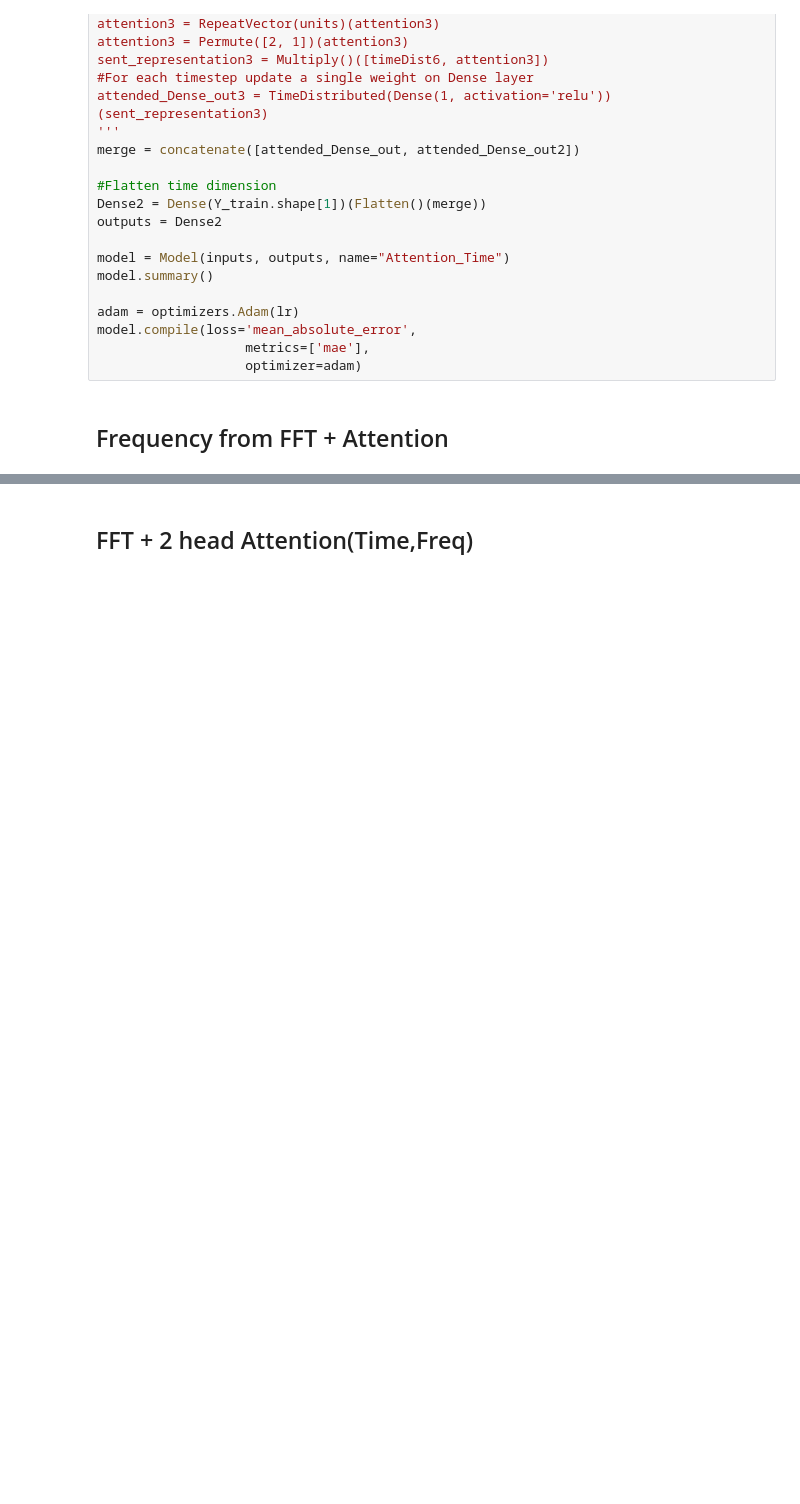
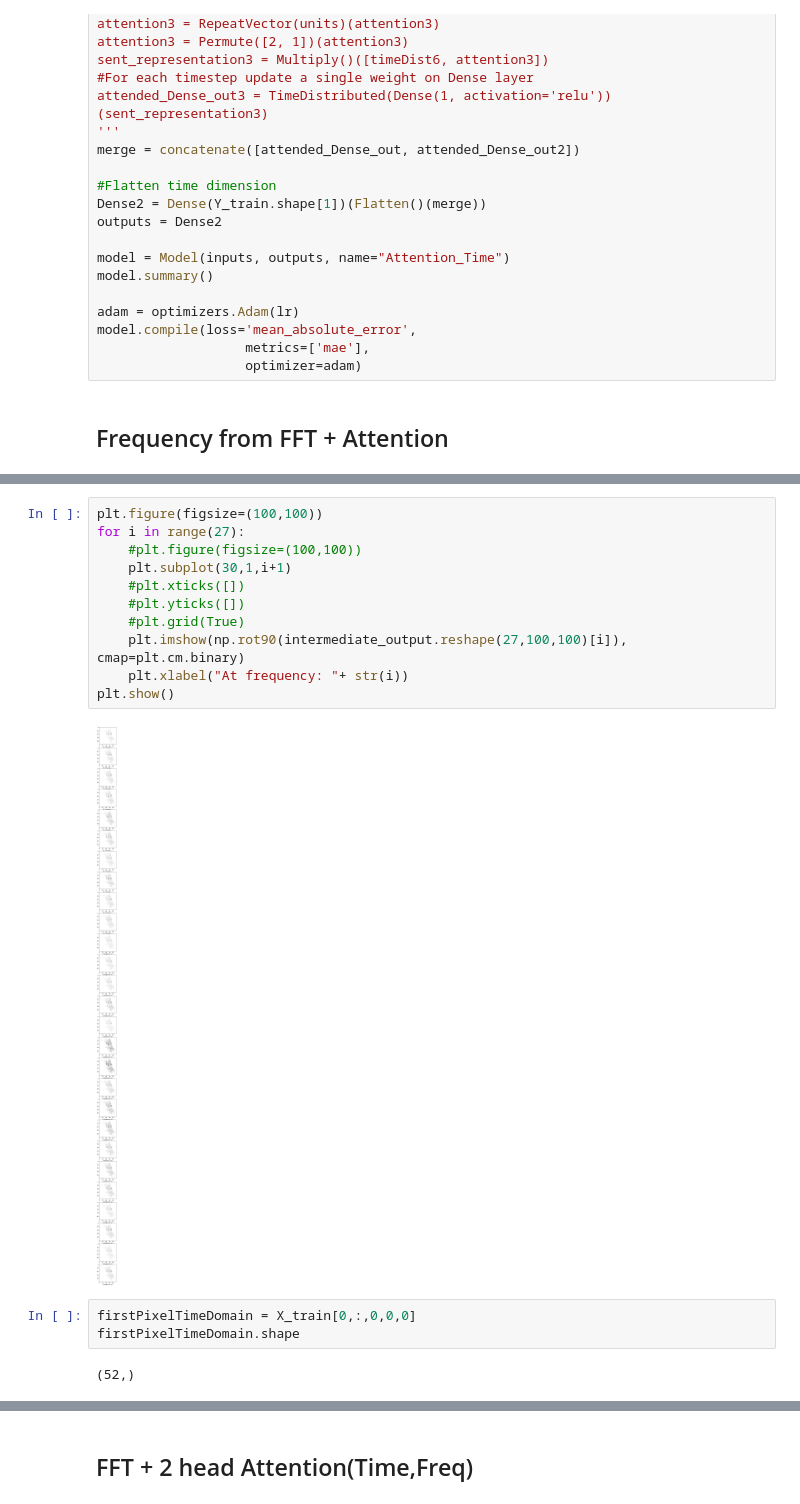
Before and after one commit to Zhimin90/CSC695-Master-Research-on-Neural-Network-Time-Series-Attention-Models, a Jupyter notebook: Modeling/FFT_Attention.ipynb, the cells around one changed output, grey strips where cells are left out. Drawn from its saved outputs; the diff is of its cells as text; blank space fills up the shorter version.

```diff
--- a/Modeling/FFT_Attention.ipynb
+++ b/Modeling/FFT_Attention.ipynb
@@ -560,0 +634,18 @@ model.compile(loss='mean_absolute_error',
+# %%
+plt.figure(figsize=(100,100))
+for i in range(27):
+    #plt.figure(figsize=(100,100))
+    plt.subplot(30,1,i+1)
+    #plt.xticks([])
+    #plt.yticks([])
+    #plt.grid(True)
+    plt.imshow(np.rot90(intermediate_output.reshape(27,100,100)[i]), cmap=plt.cm.binary)
+    plt.xlabel("At frequency: "+ str(i))
+plt.show()
+# %% [output]
+[figure, added]
+# %%
+firstPixelTimeDomain = X_train[0,:,0,0,0]
+firstPixelTimeDomain.shape
+# %% [output]
+(52,)
```
Also changed, not shown: parts of 21 cells of this notebook.
